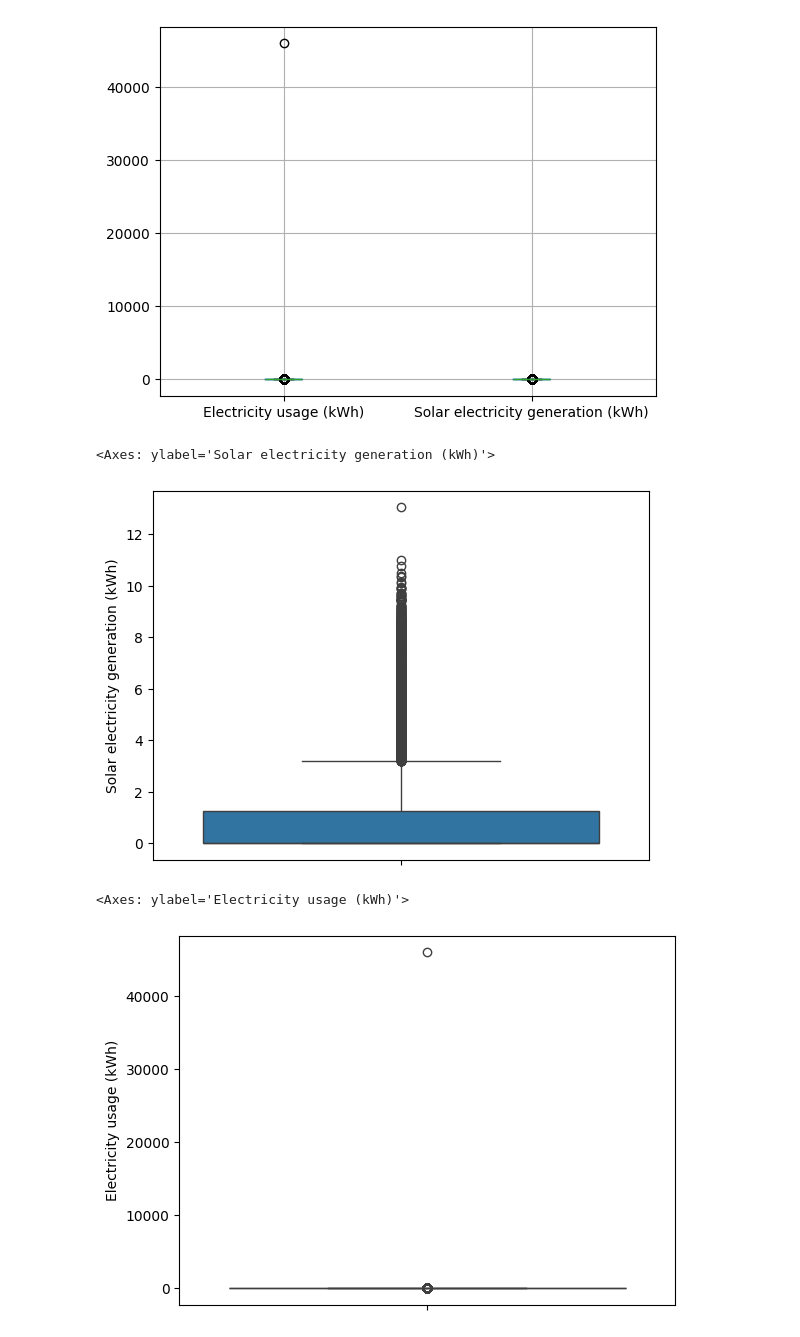
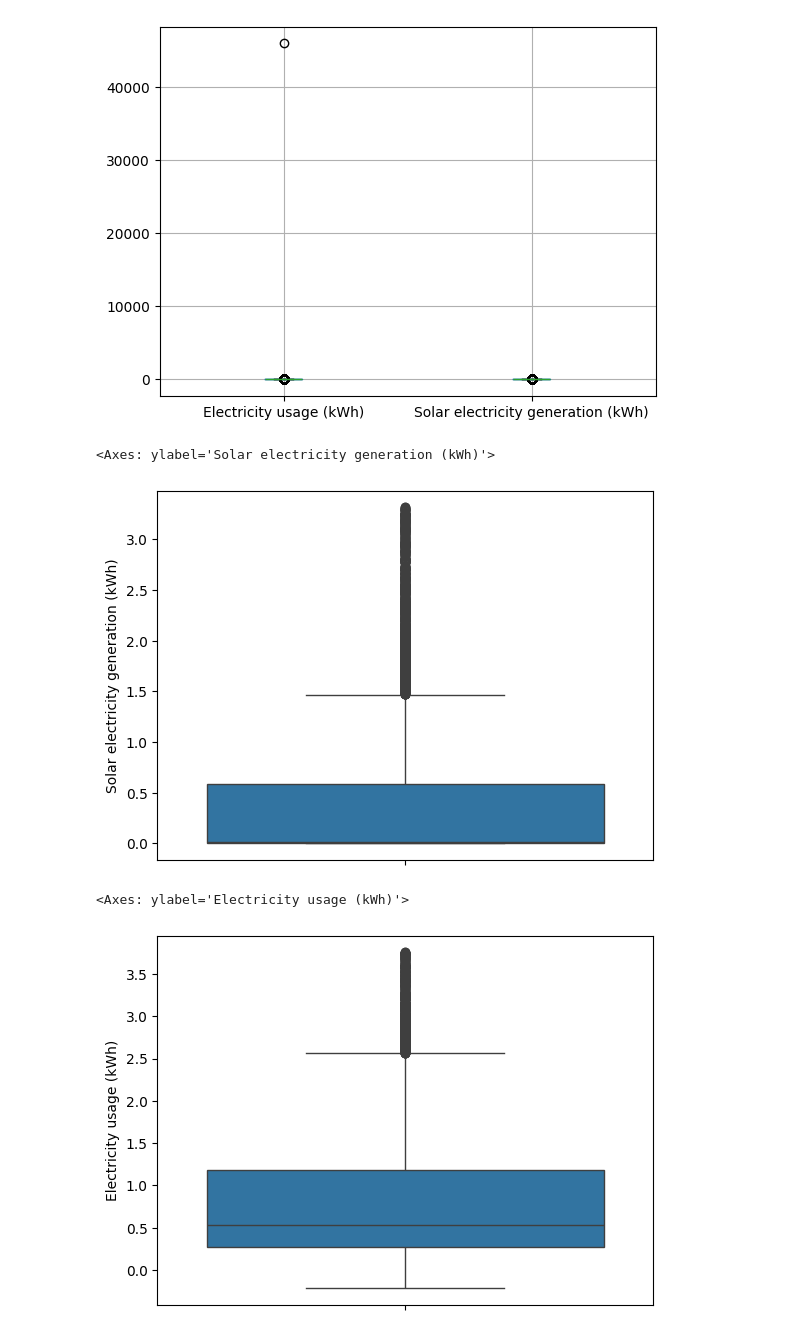
Before and after one commit to mut-rogers/Hackathon-Challenge-Analyzing-Solar-Generation-and-Battery-Usage-, a Jupyter notebook: solar.ipynb, the cells around one changed output. Saved outputs shown, nothing was run; the diff lists cells and outputs as text; code cells hidden in the pictures.

```diff
--- a/solar.ipynb
+++ b/solar.ipynb
@@ -107,31 +120,31 @@ lower_boundary = Q1 - IQR * 1.5
 upper_boundary = Q3 + IQR * 1.5
 
 # IRemoving outliers
-solar_dataset = solar_dataset[~(solar_dataset["Solar electricity generation (kWh)"] < lower_boundary) | (solar_dataset["Solar electricity generation (kWh)"] > upper_boundary)]
+solar_dataset = solar_dataset[~((solar_dataset["Solar electricity generation (kWh)"] < lower_boundary) | (solar_dataset["Solar electricity generation (kWh)"] > upper_boundary))]
 
 sns.boxplot(data=solar_dataset, y="Solar electricity generation (kWh)")
 # %% [output]
 <Axes: ylabel='Solar electricity generation (kWh)'>
-[figure, old version]
+[figure, new version]
 # %%
 # Lower Quartile
 Q1 = solar_dataset["Electricity usage (kWh)"].quantile(0.25)
 
 # Upper quartile
 Q3 = solar_dataset["Electricity usage (kWh)"].quantile(0.75)
 
 # Interquartile Range
 IQR = Q3 - Q1
 
 lower_boundary = Q1 - IQR * 1.5
 
 upper_boundary = Q3 + IQR * 1.5
 
 # IRemoving outliers
-solar_dataset = solar_dataset[~(solar_dataset["Electricity usage (kWh)"] < lower_boundary) | (solar_dataset["Electricity usage (kWh)"] > upper_boundary)]
+solar_dataset = solar_dataset[~((solar_dataset["Electricity usage (kWh)"] < lower_boundary) | (solar_dataset["Electricity usage (kWh)"] > upper_boundary))]
 
 sns.boxplot(data=solar_dataset, y="Electricity usage (kWh)")
 # %% [output]
 <Axes: ylabel='Electricity usage (kWh)'>
-[figure, old version]
+[figure, new version]
 # %%
```
Also changed, not shown: parts of 10 cells of this notebook.
